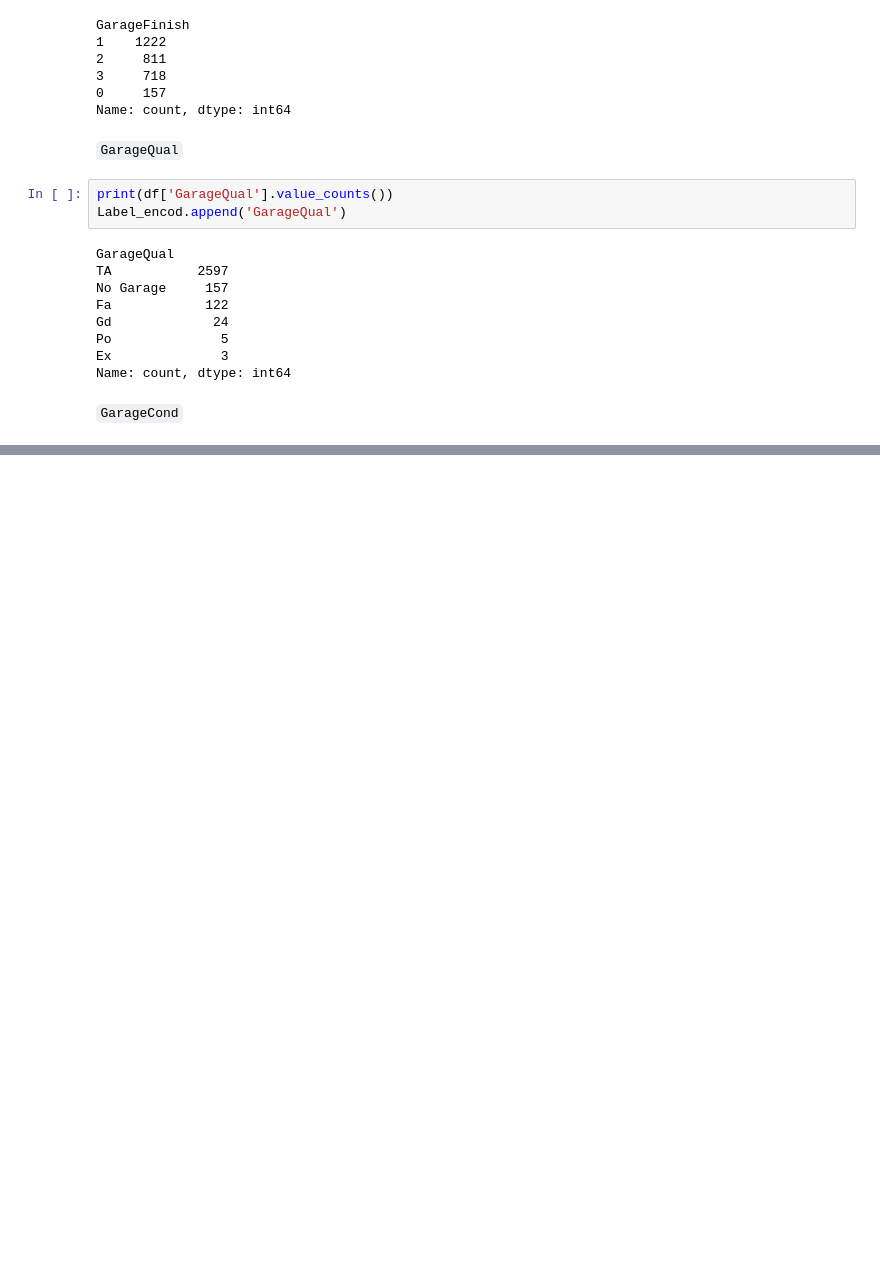
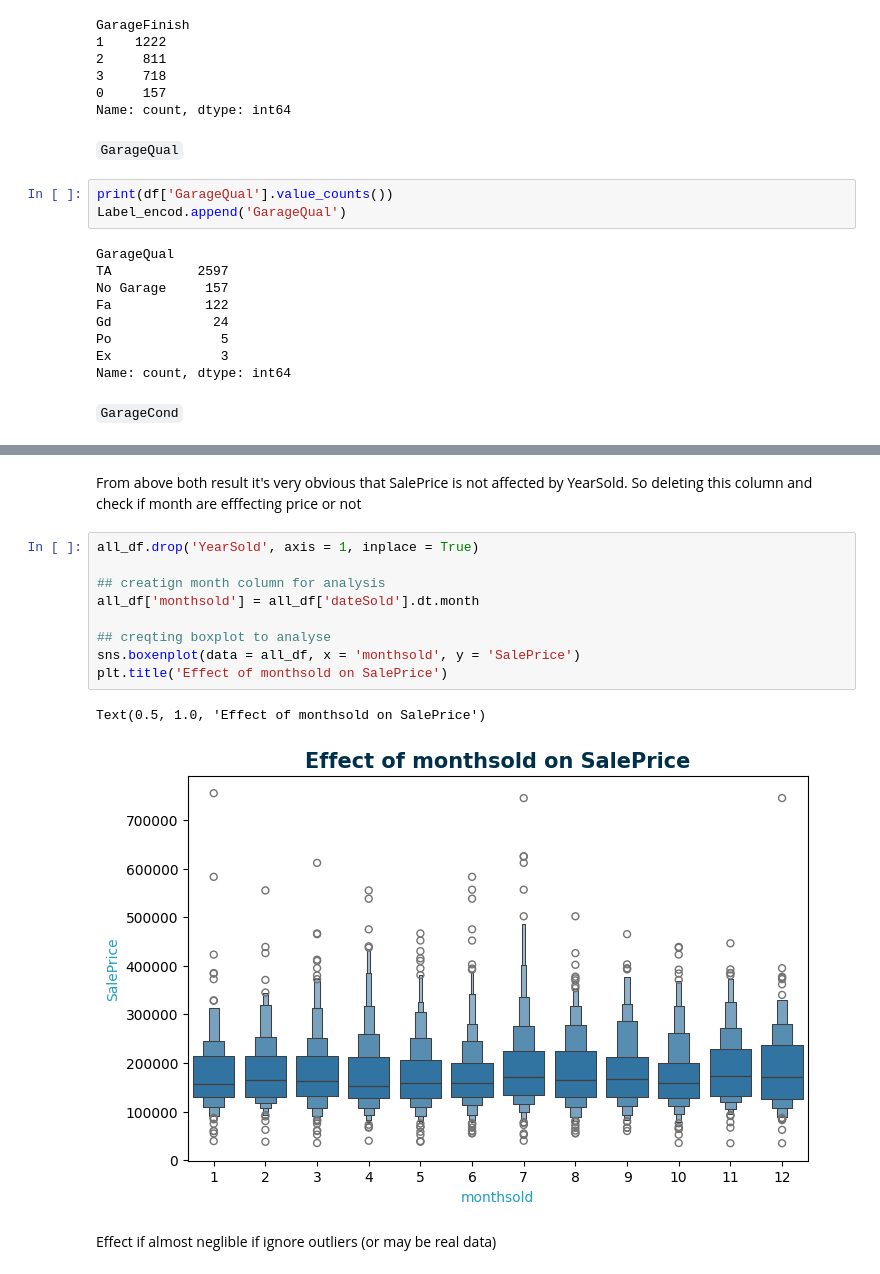
Before and after one commit to rahmankhan2241/House-Price-Prediction-Kaggle-Competition, a Jupyter notebook: Preprocessing.ipynb, the cells around one changed output, grey strips where cells are left out. Drawn from its saved outputs; the diff is of its cells as text; blank space fills up the shorter version.

```diff
--- a/Preprocessing.ipynb
+++ b/Preprocessing.ipynb
@@ -907,0 +1295,16 @@ Label_encod.append('GarageQual')
+# %% [markdown]
+From above both result it's very obvious that SalePrice is not affected by YearSold. So deleting this column  and check if month are efffecting price or not
+# %%
+all_df.drop('YearSold', axis = 1, inplace = True)
+
+## creatign month column for analysis
+all_df['monthsold'] = all_df['dateSold'].dt.month
+
+## creqting boxplot to analyse
+sns.boxenplot(data = all_df, x = 'monthsold', y = 'SalePrice')
+plt.title('Effect of monthsold on SalePrice')
+# %% [output]
+Text(0.5, 1.0, 'Effect of monthsold on SalePrice')
+[figure, added]
+# %% [markdown]
+Effect if almost neglible if ignore outliers (or may be real data)
```
Also changed, not shown: parts of 57 cells of this notebook, 7 other files.
